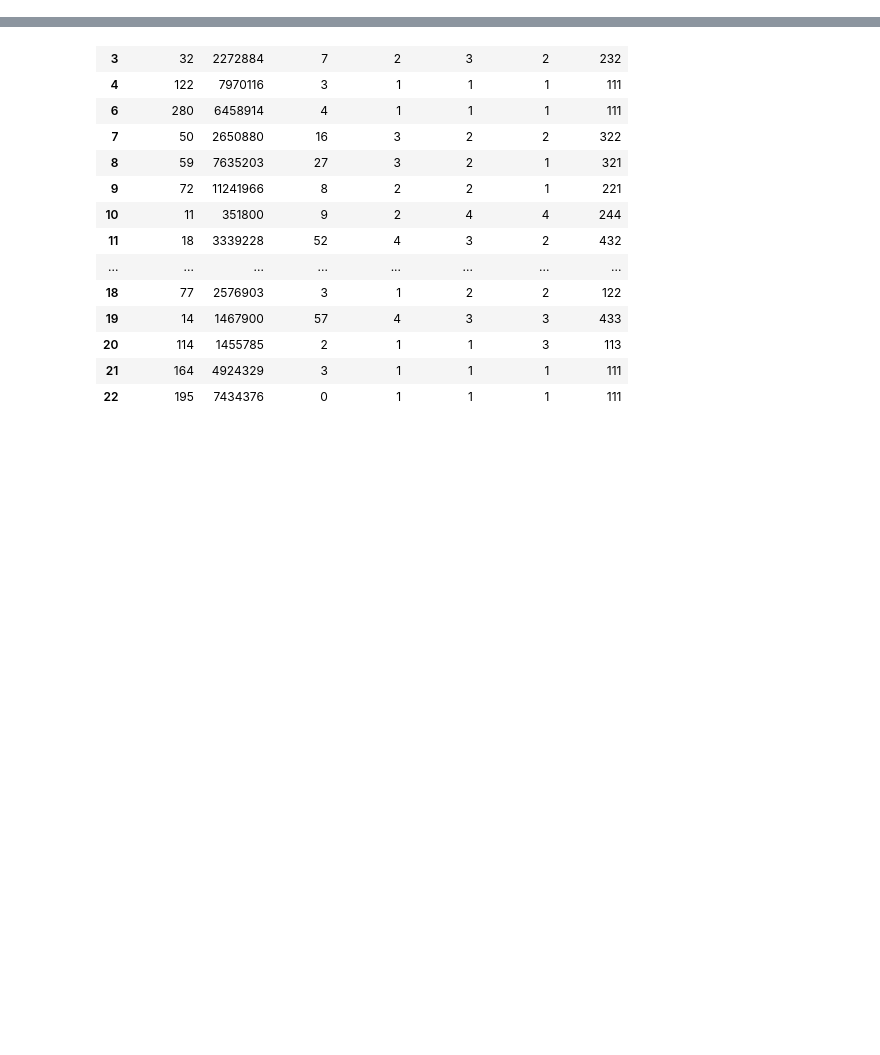
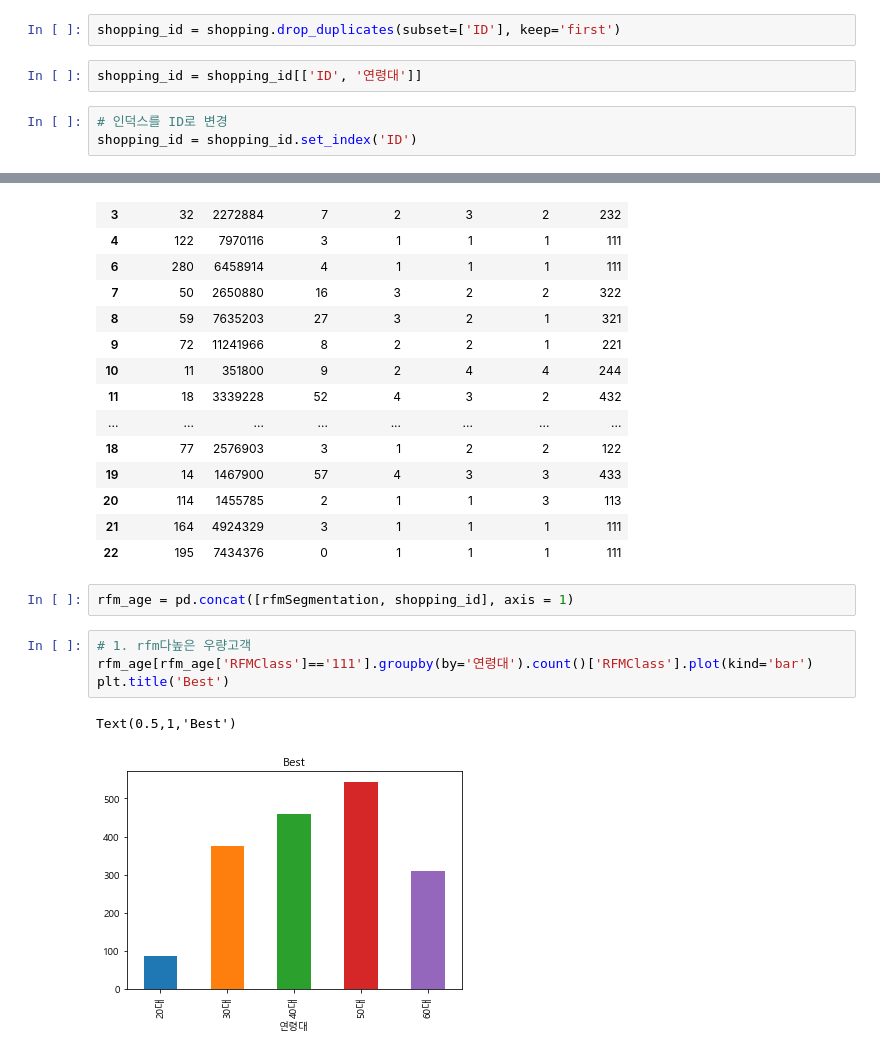
Before and after one commit to vlufoot/smu_team_6, a Jupyter notebook: RFM_segmentation.ipynb, the cells around one changed output, grey strips where cells are left out. Drawn from its saved outputs; the diff is of its cells as text; blank space fills up the shorter version.

```diff
--- a/RFM_segmentation.ipynb
+++ b/RFM_segmentation.ipynb
@@ -5,3 +14,10 @@ s_RFM = pd.read_csv('s_RFM.csv')
+# %%
+shopping_id = shopping.drop_duplicates(subset=['ID'], keep='first')
+# %%
+shopping_id = shopping_id[['ID', '연령대']]
+# %%
+# 인덕스를 ID로 변경
+shopping_id = shopping_id.set_index('ID')
 # %%
 # 날짜를 datetime 형태로 바꿔줌
 import datetime
@@ -129,3 +146,12 @@ rfmSegmentation.head(20)
 | 20 | 114 | 1455785 | 2 | 1 | 1 | 3 | 113 |
 | 21 | 164 | 4924329 | 3 | 1 | 1 | 1 | 111 |
 | 22 | 195 | 7434376 | 0 | 1 | 1 | 1 | 111 |
+# %%
+rfm_age = pd.concat([rfmSegmentation, shopping_id], axis = 1)
+# %%
+# 1. rfm다높은 우량고객
+rfm_age[rfm_age['RFMClass']=='111'].groupby(by='연령대').count()['RFMClass'].plot(kind='bar')
+plt.title('Best')
+# %% [output]
+Text(0.5,1,'Best')
+[figure, added]
```
Also changed, not shown: parts of 8 cells of this notebook.
